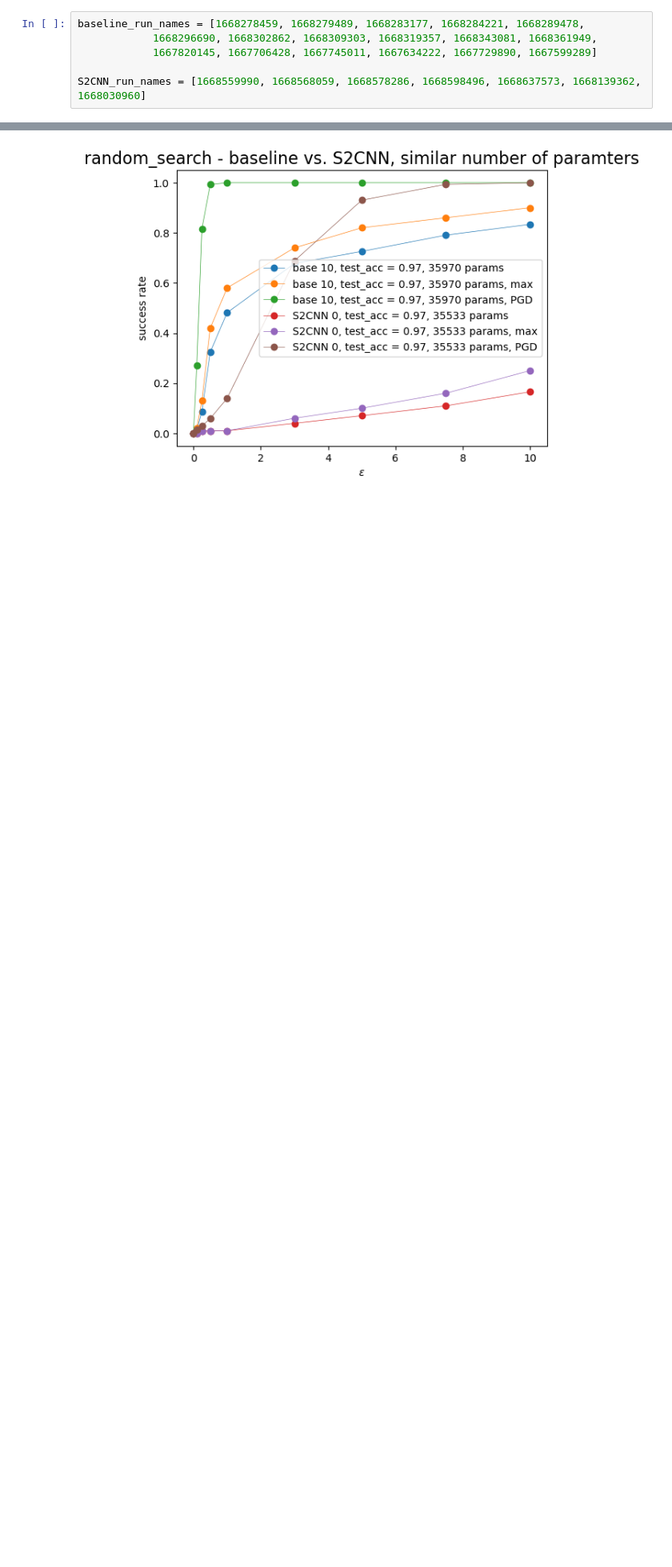
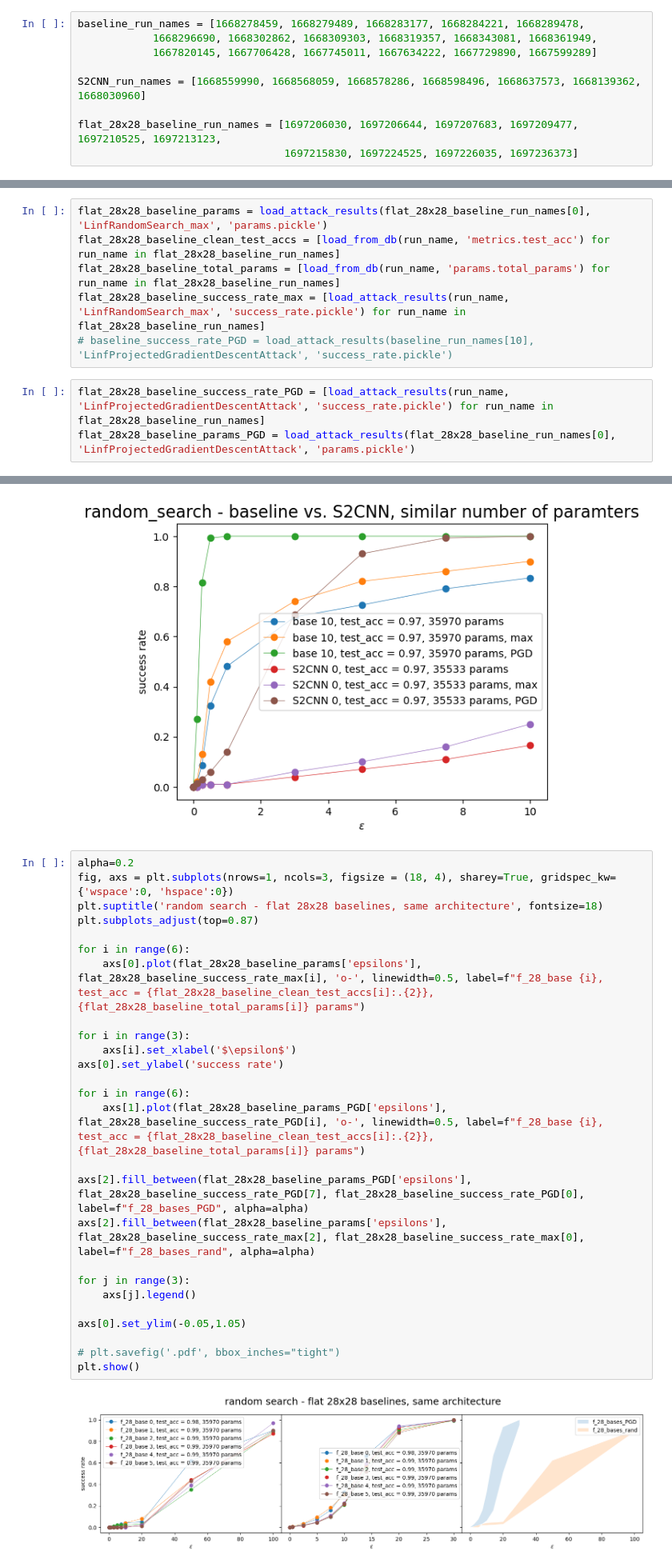
Before and after one commit to Schuh93/sem_seg_s2cnn, a Jupyter notebook: examples/mnist_adv/random search - results.ipynb, the cells around one changed output, grey strips where cells are left out. Shown: that part at 80% size. Drawn from its saved outputs; the diff is of its cells as text; blank space fills up the shorter version.

Commit message:
do random search for 28x28 baselines

```diff
--- a/examples/mnist_adv/random search - results.ipynb
+++ b/examples/mnist_adv/random search - results.ipynb
@@ -8,6 +8,9 @@ baseline_run_names = [1668278459, 1668279489, 1668283177, 1668284221, 1668289478
             1667820145, 1667706428, 1667745011, 1667634222, 1667729890, 1667599289]
 
 S2CNN_run_names = [1668559990, 1668568059, 1668578286, 1668598496, 1668637573, 1668139362, 1668030960]
+
+flat_28x28_baseline_run_names = [1697206030, 1697206644, 1697207683, 1697209477, 1697210525, 1697213123,
+                                 1697215830, 1697224525, 1697226035, 1697236373]
 # %%
 baseline_success_rate = torch.stack([load_attack_results(run_name, 'LinfRandomSearch', 'success_rate.pickle') for run_name in baseline_run_names])
 baseline_params = load_attack_results(baseline_run_names[0], 'LinfRandomSearch', 'params.pickle')
@@ -22,3 +25,12 @@ S2CNN_clean_test_accs = [load_from_db(run_name, 'metrics.test_acc') for run_name
 S2CNN_total_params = [load_from_db(run_name, 'params.total_params') for run_name in S2CNN_run_names]
 S2CNN_success_rate_max = load_attack_results(S2CNN_run_names[0], 'LinfRandomSearch_max', 'success_rate.pickle')
 S2CNN_success_rate_PGD = load_attack_results(S2CNN_run_names[0], 'LinfProjectedGradientDescentAttack', 'success_rate.pickle')
+# %%
+flat_28x28_baseline_params = load_attack_results(flat_28x28_baseline_run_names[0], 'LinfRandomSearch_max', 'params.pickle')
+flat_28x28_baseline_clean_test_accs = [load_from_db(run_name, 'metrics.test_acc') for run_name in flat_28x28_baseline_run_names]
+flat_28x28_baseline_total_params = [load_from_db(run_name, 'params.total_params') for run_name in flat_28x28_baseline_run_names]
+flat_28x28_baseline_success_rate_max = [load_attack_results(run_name, 'LinfRandomSearch_max', 'success_rate.pickle') for run_name in flat_28x28_baseline_run_names]
+# baseline_success_rate_PGD = load_attack_results(baseline_run_names[10], 'LinfProjectedGradientDescentAttack', 'success_rate.pickle')
+# %%
+flat_28x28_baseline_success_rate_PGD = [load_attack_results(run_name, 'LinfProjectedGradientDescentAttack', 'success_rate.pickle') for run_name in flat_28x28_baseline_run_names]
+flat_28x28_baseline_params_PGD = load_attack_results(flat_28x28_baseline_run_names[0], 'LinfProjectedGradientDescentAttack', 'params.pickle')
@@ -140,3 +165,31 @@ plt.legend()
 plt.show()
 # %% [output]
 [figure]
+# %%
+alpha=0.2
+fig, axs = plt.subplots(nrows=1, ncols=3, figsize = (18, 4), sharey=True, gridspec_kw={'wspace':0, 'hspace':0})
+plt.suptitle('random search - flat 28x28 baselines, same architecture', fontsize=18)
+plt.subplots_adjust(top=0.87)
+
+for i in range(6):
+    axs[0].plot(flat_28x28_baseline_params['epsilons'], flat_28x28_baseline_success_rate_max[i], 'o-', linewidth=0.5, label=f"f_28_base {i}, test_acc = {flat_28x28_baseline_clean_test_accs[i]:.{2}}, {flat_28x28_baseline_total_params[i]} params")
+
+for i in range(3):
+    axs[i].set_xlabel('$\epsilon$')
+axs[0].set_ylabel('success rate')
+
+for i in range(6):
+    axs[1].plot(flat_28x28_baseline_params_PGD['epsilons'], flat_28x28_baseline_success_rate_PGD[i], 'o-', linewidth=0.5, label=f"f_28_base {i}, test_acc = {flat_28x28_baseline_clean_test_accs[i]:.{2}}, {flat_28x28_baseline_total_params[i]} params")
+
+axs[2].fill_between(flat_28x28_baseline_params_PGD['epsilons'], flat_28x28_baseline_success_rate_PGD[7], flat_28x28_baseline_success_rate_PGD[0], label=f"f_28_bases_PGD", alpha=alpha)
+axs[2].fill_between(flat_28x28_baseline_params['epsilons'], flat_28x28_baseline_success_rate_max[2], flat_28x28_baseline_success_rate_max[0], label=f"f_28_bases_rand", alpha=alpha)
+
+for j in range(3):
+    axs[j].legend()
+
+axs[0].set_ylim(-0.05,1.05)
+
+# plt.savefig('.pdf', bbox_inches="tight")
+plt.show()
+# %% [output]
+[figure, added]
```
Also changed, not shown: parts of 1 cell of this notebook, 7 other files.
